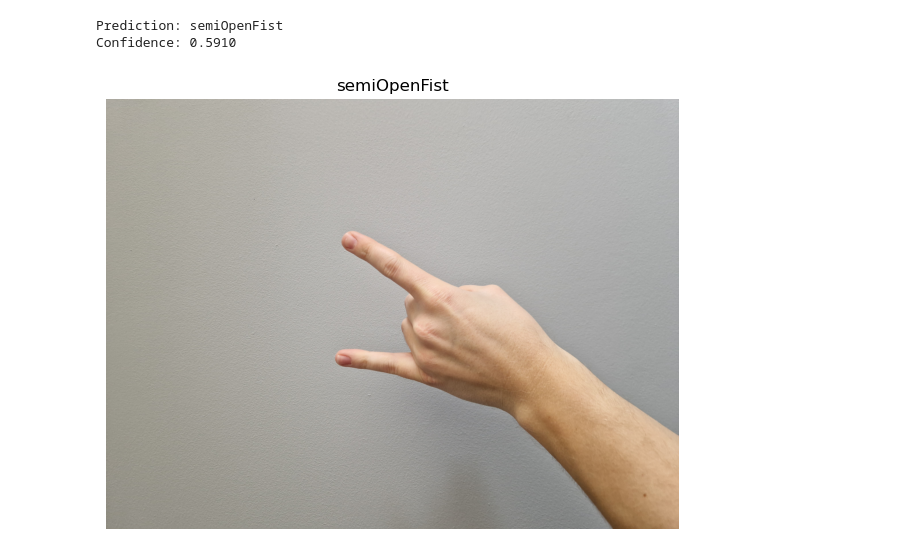
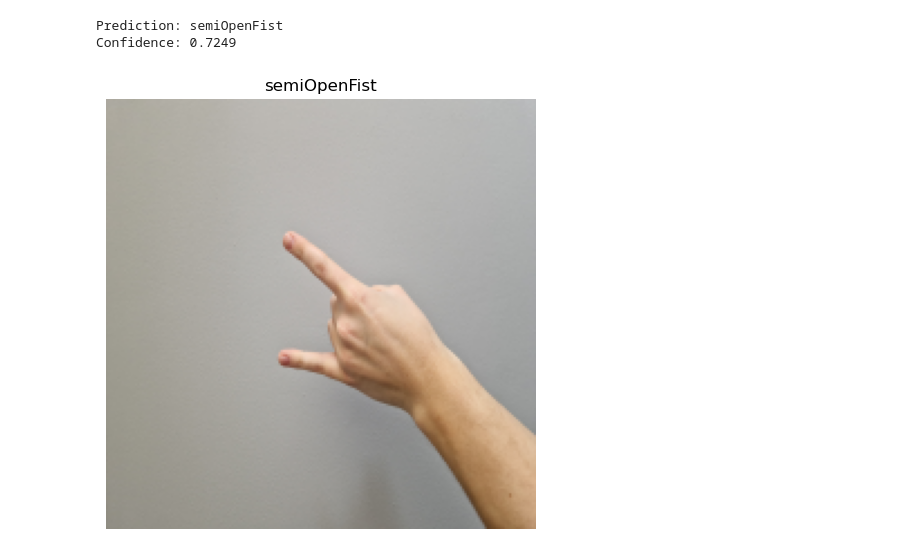
Before and after one commit to nietypowytyp/CPO, a Jupyter notebook: main.ipynb, the cells around one changed output. Saved outputs shown, nothing was run; the diff lists cells and outputs as text; code cells hidden in the pictures.

Commit message:
fix: images rescaled to 192x192 and learn.predict sees previous learning porcess

```diff
--- a/main.ipynb
+++ b/main.ipynb
@@ -99,24 +100,26 @@ Confidence: 0.9214
 # %%
 test_img_path = 'do_rozpoznania/20250406_135614.jpg'
 test_img = PILImage.create(test_img_path)
 
-pred_label, _, probs = learn.predict(PILImage.create(test_img_path))
+# Resize the predicted image to 192x192 with padding
+resized_img = resize(test_img)
+
+pred_label, _, probs = learn.predict(PILImage.create(resized_img))
 print(f"Prediction: {pred_label}")
 print(f"Confidence: {probs.max():.4f}")
 
 # Show predicted image with label
-img = mpimg.imread(test_img_path)
 plt.close('all')  # Clear previous plots, esp. from lr_find()
-plt.imshow(img)
+plt.imshow(resized_img)
 plt.title(pred_label)
 plt.axis('off')
 plt.tight_layout()
 plt.show()
 # %% [output]
 [interactive output not drawn]
 Prediction: semiOpenFist
-Confidence: 0.5910
+Confidence: 0.7249
-[figure, old version]
+[figure, new version]
 # %%
 test_img_path = 'do_rozpoznania/20250406_135846.jpg'
 test_img = PILImage.create(test_img_path)
```
Also changed, not shown: parts of 2 cells of this notebook, 2 other files.
